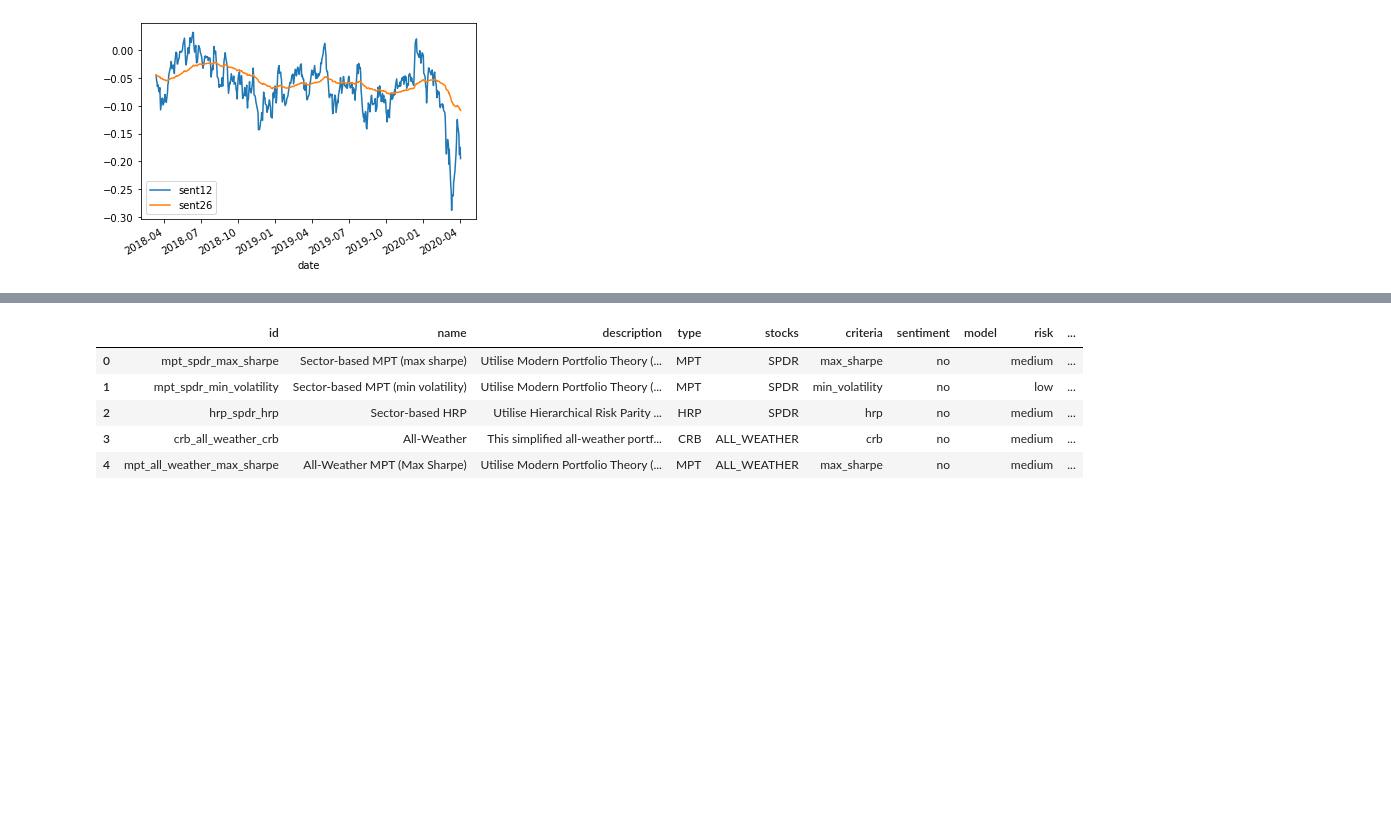
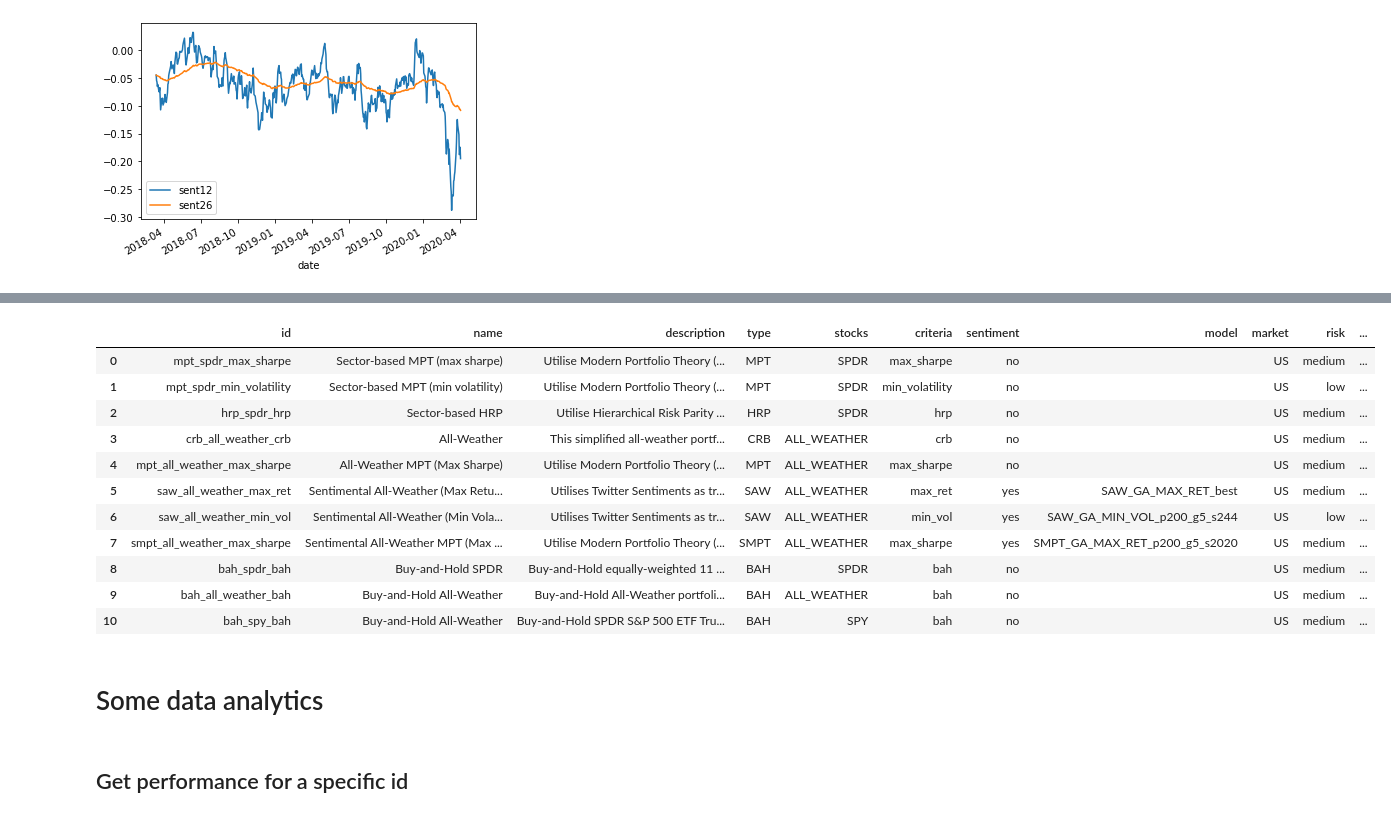
Before and after one commit to eleow/roboadvisorSystem, a Jupyter notebook: SystemCode/backend/notebooks/Update.ipynb, the cells around one changed output, grey strips where cells are left out. Drawn from its saved outputs; the diff is of its cells as text; code cells hidden in the pictures; blank space fills up the shorter version.

Commit message:
Multiple tidy-up
#10 - View details of a selected portfolio such as backtesting details and performance metrics
#12 - Added Buy-And-Hold Algorithm to algorithms.py

```diff
--- a/SystemCode/backend/notebooks/Update.ipynb
+++ b/SystemCode/backend/notebooks/Update.ipynb
@@ -112,7 +112,7 @@ Reference date: 2018-07-21 to 2020-04-03
 # %%
 dir_path = "../../frontend/smartportfolioWeb/src/smartportfolioWeb/"
 file_path = dir_path + "portfolio_details.xlsx"
-df = pd.read_excel(file_path, dtype={'model': str}, keep_default_na=False)
+df = pd.read_excel(file_path, dtype={'model': str, 'benchmark': str}, keep_default_na=False)
 
 trade_freq = 'monthly'
 toUpdate = True
@@ -129,6 +129,10 @@ def updateReturns(t, s, obj, w_file, social_media):
         grp = "DALIO"
         subgrp = "ALL_WEATHER"
         stocks = ['VTI', 'TLT', 'IEF', 'GLD', 'DBC']
+    elif s == "SPY":
+        grp = "BENCHMARK"
+        subgrp = "SPY"
+        stocks = ['SPY']
 
     w = None
     if w_file != "":
@@ -164,6 +168,9 @@ def updateReturns(t, s, obj, w_file, social_media):
                     rebalance_freq=trade_freq, mpt_adjustment=smpt_ga_trading_fn,
                     **{"weights": w, "social_media": social_media})
 
+    elif t == "BAH":
+        algo = BuyAndHoldAlgorithm(verbose=False, grp=grp, subgrp=subgrp)
+
 
     bt_1mth = run("1mth", algo, bundle_name, start_1mth, end_bt, capital_base, analyze=False)
     bt_1year = run("1year", algo, bundle_name, start_1year, end_bt, capital_base, analyze=False)
@@ -174,18 +181,21 @@ def updateReturns(t, s, obj, w_file, social_media):
 
 perf_stats = {}
 details_pref = {}
+index_to_pid = {}
 
 for index, row in df.iterrows():
     t = row['type'].upper()
     s = row['stocks'].upper()
     obj = row['criteria'].lower()
     w_file = row['model']
+    pid = row['id']
 
     print(t, s, obj, w_file)
     bt_1mth, bt_1year, bt_all = updateReturns(t, s, obj, w_file, social_media)
 
-    details_pref[index] = (bt_1mth, bt_1year, bt_all)
-    perf_stats[index] = print_table_from_perf_array([bt_1mth, bt_1year, bt_all], show_header=False)
+    index_to_pid[index] = pid
+    details_pref[pid] = (bt_1mth, bt_1year, bt_all)
+    perf_stats[pid] = print_table_from_perf_array([bt_1mth, bt_1year, bt_all], show_header=False)
 # %% [output]
 MPT SPDR max_sharpe
 |  | 1mth | 1year | All |
@@ -281,20 +291,27 @@ SAW ALL_WEATHER max_ret SAW_GA_MAX_RET_best
 # %%
 for index, row in df.iterrows():
-    df.loc[index, '30 days returns'] = perf_stats[index]['1mth']['Annual return'].replace("%", "")
-    df.loc[index, '30 days max drawdown'] = perf_stats[index]['1mth']['Max drawdown'].replace("%", "")
-    df.loc[index, '1 yr returns'] = perf_stats[index]['1year']['Annual return'].replace("%", "")
-    df.loc[index, '1 yr max drawdown'] = perf_stats[index]['1mth']['Max drawdown'].replace("%", "")
-    df.loc[index, 'all returns'] = perf_stats[index]['All']['Annual return'].replace("%", "")
-    df.loc[index, 'all max drawdown'] = perf_stats[index]['All']['Max drawdown'].replace("%", "")
+    pid = index_to_pid[index]
+    df.loc[index, '30 days returns'] = perf_stats[pid]['1mth']['Annual return'].replace("%", "")
+    df.loc[index, '30 days max drawdown'] = perf_stats[pid]['1mth']['Max drawdown'].replace("%", "")
+    df.loc[index, '1 yr returns'] = perf_stats[pid]['1year']['Annual return'].replace("%", "")
+    df.loc[index, '1 yr max drawdown'] = perf_stats[pid]['1mth']['Max drawdown'].replace("%", "")
+    df.loc[index, 'all returns'] = perf_stats[pid]['All']['Annual return'].replace("%", "")
+    df.loc[index, 'all max drawdown'] = perf_stats[pid]['All']['Max drawdown'].replace("%", "")
 
-df.head()
+df[:]
 # %% [output]
-|  | id | name | description | type | stocks | criteria | sentiment | model | risk | ... |
-| 0 | mpt_spdr_max_sharpe | Sector-based MPT (max sharpe) | Utilise Modern Portfolio Theory (... | MPT | SPDR | max_sharpe | no |  | medium | ... |
-| 1 | mpt_spdr_min_volatility | Sector-based MPT (min volatility) | Utilise Modern Portfolio Theory (... | MPT | SPDR | min_volatility | no |  | low | ... |
-| 2 | hrp_spdr_hrp | Sector-based HRP | Utilise Hierarchical Risk Parity ... | HRP | SPDR | hrp | no |  | medium | ... |
-| 3 | crb_all_weather_crb | All-Weather | This simplified all-weather portf... | CRB | ALL_WEATHER | crb | no |  | medium | ... |
-| 4 | mpt_all_weather_max_sharpe | All-Weather MPT (Max Sharpe) | Utilise Modern Portfolio Theory (... | MPT | ALL_WEATHER | max_sharpe | no |  | medium | ... |
+|  | id | name | description | type | stocks | criteria | sentiment | model | market | risk | ... |
+| 0 | mpt_spdr_max_sharpe | Sector-based MPT (max sharpe) | Utilise Modern Portfolio Theory (... | MPT | SPDR | max_sharpe | no |  | US | medium | ... |
+| 1 | mpt_spdr_min_volatility | Sector-based MPT (min volatility) | Utilise Modern Portfolio Theory (... | MPT | SPDR | min_volatility | no |  | US | low | ... |
+| 2 | hrp_spdr_hrp | Sector-based HRP | Utilise Hierarchical Risk Parity ... | HRP | SPDR | hrp | no |  | US | medium | ... |
+| 3 | crb_all_weather_crb | All-Weather | This simplified all-weather portf... | CRB | ALL_WEATHER | crb | no |  | US | medium | ... |
+| 4 | mpt_all_weather_max_sharpe | All-Weather MPT (Max Sharpe) | Utilise Modern Portfolio Theory (... | MPT | ALL_WEATHER | max_sharpe | no |  | US | medium | ... |
+| 5 | saw_all_weather_max_ret | Sentimental All-Weather (Max Retu... | Utilises Twitter Sentiments as tr... | SAW | ALL_WEATHER | max_ret | yes | SAW_GA_MAX_RET_best | US | medium | ... |
+| 6 | saw_all_weather_min_vol | Sentimental All-Weather (Min Vola... | Utilises Twitter Sentiments as tr... | SAW | ALL_WEATHER | min_vol | yes | SAW_GA_MIN_VOL_p200_g5_s244 | US | low | ... |
+| 7 | smpt_all_weather_max_sharpe | Sentimental All-Weather MPT (Max ... | Utilise Modern Portfolio Theory (... | SMPT | ALL_WEATHER | max_sharpe | yes | SMPT_GA_MAX_RET_p200_g5_s2020 | US | medium | ... |
+| 8 | bah_spdr_bah | Buy-and-Hold SPDR | Buy-and-Hold equally-weighted 11 ... | BAH | SPDR | bah | no |  | US | medium | ... |
+| 9 | bah_all_weather_bah | Buy-and-Hold All-Weather | Buy-and-Hold All-Weather portfoli... | BAH | ALL_WEATHER | bah | no |  | US | medium | ... |
+| 10 | bah_spy_bah | Buy-and-Hold All-Weather | Buy-and-Hold SPDR S&P 500 ETF Tru... | BAH | SPY | bah | no |  | US | medium | ... |
 # %%
 df.to_excel(file_path, index=False)
 
@@ -304,3 +321,7 @@ with open(dir_path + "portfolio_details.pickle", "wb+") as f:
 
 with open(dir_path + "portfolio_graph.pickle", "wb+") as f:
     pickle.dump(details_pref, f)
+# %% [markdown]
+# Some data analytics
+# %% [markdown]
+## Get performance for a specific id
```
Also changed, not shown: parts of 11 cells of this notebook, 27 other files.
